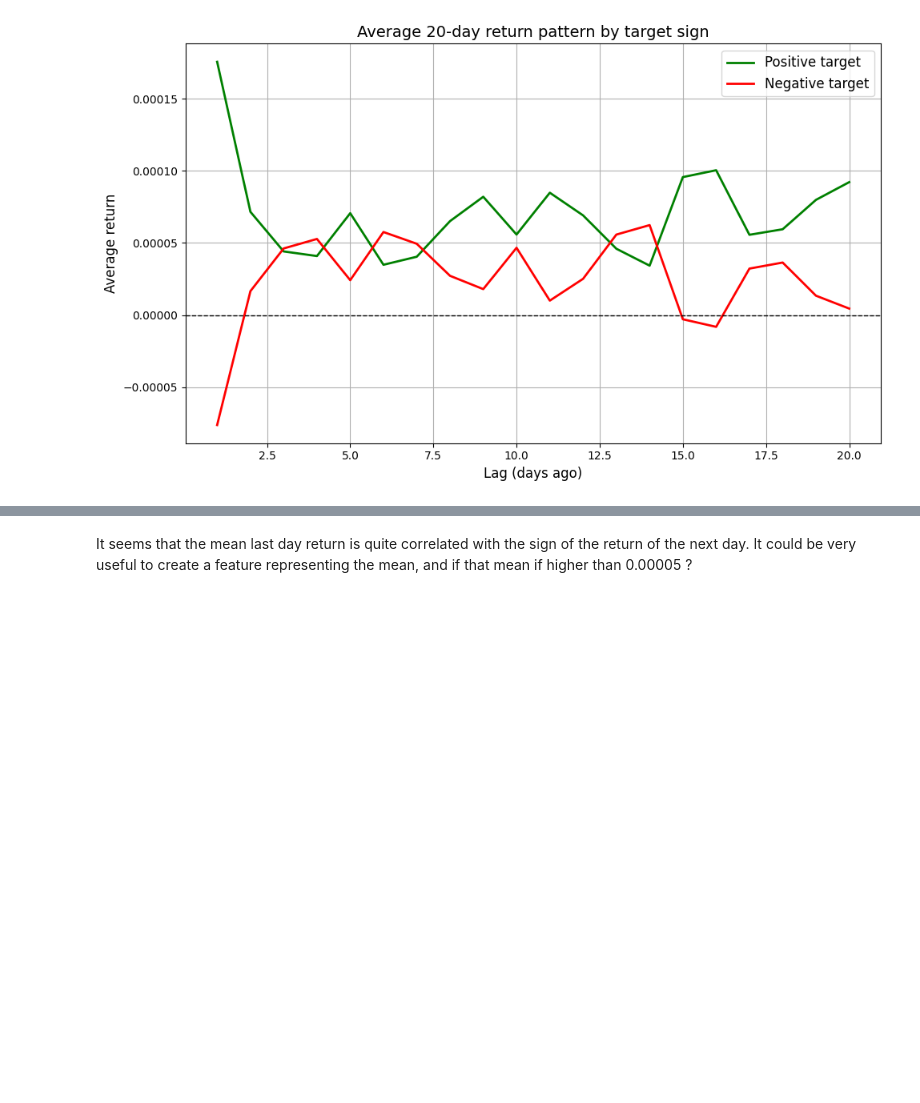
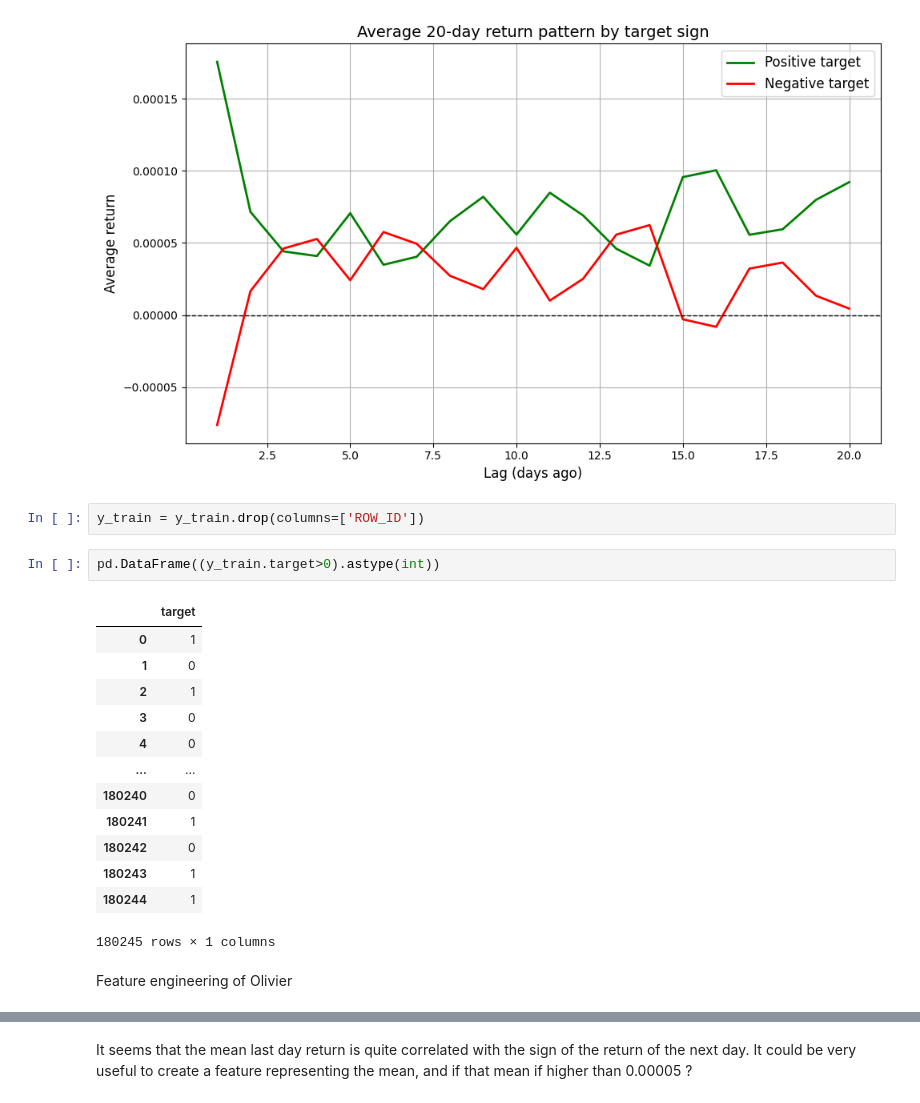
Before and after one commit to leclercrafael/QRT-Asset-Allocation-Performance-forecasting, a Jupyter notebook: main_raf.ipynb, the cells around one changed output, grey strips where cells are left out. Drawn from its saved outputs; the diff is of its cells as text; blank space fills up the shorter version.

```diff
--- a/main_raf.ipynb
+++ b/main_raf.ipynb
@@ -217,3 +243,23 @@ plt.tight_layout()
 plt.show()
 # %% [output]
 [figure]
+# %%
+y_train = y_train.drop(columns=['ROW_ID'])
+# %%
+pd.DataFrame((y_train.target>0).astype(int))
+# %% [output]
+|  | target |
+| 0 | 1 |
+| 1 | 0 |
+| 2 | 1 |
+| 3 | 0 |
+| 4 | 0 |
+| ... | ... |
+| 180240 | 0 |
+| 180241 | 1 |
+| 180242 | 0 |
+| 180243 | 1 |
+| 180244 | 1 |
+180245 rows × 1 columns
+# %% [markdown]
+Feature engineering of Olivier
```
Also changed, not shown: parts of 19 cells of this notebook, 1 other file.
